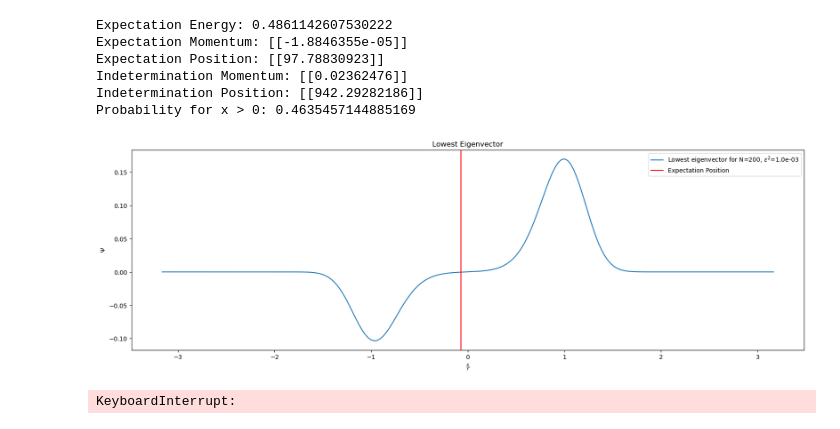
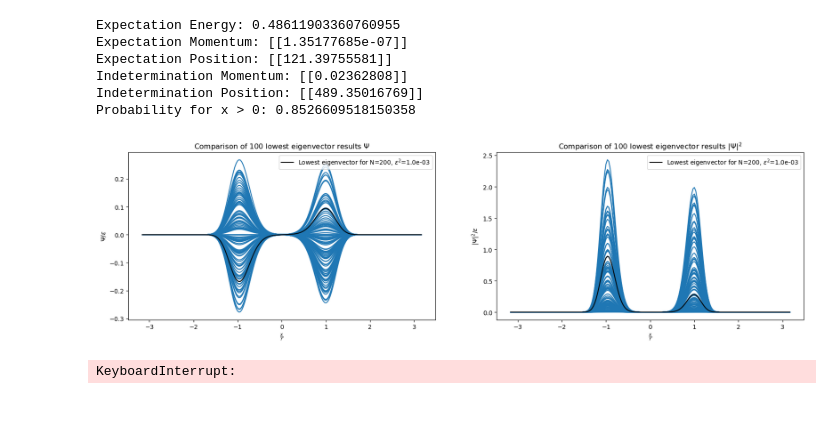
Before and after one commit to Quanta-Dan/comp_phys, a Jupyter notebook: ground_state.ipynb, the cells around one changed output. Cells and saved outputs as stored; diff of their text form; code cells hidden in the pictures.

```diff
--- a/ground_state.ipynb
+++ b/ground_state.ipynb
@@ -46,7 +46,10 @@ functions.epsilon = np.sqrt(epsilon_2)
 functions.epsilon_2 = epsilon_2
 
 #calculate lowest eigenvalue and eigenvector
-lowest_EigValue, lowest_EigVector = lowest_eigenvalue_vector(hamiltonian_function,  power_method_tolerance = 1.e-4, conjugate_gradient_tolerance = 1.e-4, max_iters_power_method = 20000, max_iters_conjugate_gradient= 10000)
+lowest_EigVector_list = []
+for i in range(0,99):
+    lowest_EigValue, lowest_EigVector = lowest_eigenvalue_vector(hamiltonian_function,  power_method_tolerance = 1.e-4, conjugate_gradient_tolerance = 1.e-4, max_iters_power_method = 20000, max_iters_conjugate_gradient= 10000)
+    lowest_EigVector_list.append(lowest_EigVector)
 # %%
 
 # #write eigenvector to csv
@@ -74,50 +77,59 @@ print("Indetermination Position:", indetermination_position(psi))
 # Printing the probability for x greater than 0 for the given wave function psi
 print("Probability for x > 0:", probability_xg0(psi))
 # %% [output]
-Expectation Energy: 0.4861142607530222
-Expectation Momentum: [[-1.8846355e-05]]
-Expectation Position: [[97.78830923]]
-Indetermination Momentum: [[0.02362476]]
-Indetermination Position: [[942.29282186]]
-Probability for x > 0: 0.4635457144885169
+Expectation Energy: 0.48611903360760955
+Expectation Momentum: [[1.35177685e-07]]
+Expectation Position: [[121.39755581]]
+Indetermination Momentum: [[0.02362808]]
+Indetermination Position: [[489.35016769]]
+Probability for x > 0: 0.8526609518150358
 # %%
 import numpy as np
 import pandas as pd
 import matplotlib.pyplot as plt
 import functions
 from functions import *
 
 csv_file_path = 'eigenvector_(1, 200, 0.001, 20).csv'
 
 # Read the CSV file into a pandas DataFrame
 df = pd.read_csv(csv_file_path,header=None)
 
 # Convert the DataFrame to a NumPy array
 lowest_EigVector = df.to_numpy(dtype=complex).reshape((200,))
 N = 200
 D = 1
 mu = 20
 epsilon_2 = 0.001
 epsilon = np.sqrt(epsilon_2)
 functions.N = N
 functions.D = D
 functions.mu = mu
 functions.epsilon = np.sqrt(epsilon_2)
 functions.epsilon_2 = epsilon_2
-plt.figure(figsize=(20, 6))
-plt.title('Lowest Eigenvector')
-plt.xlabel(r"$\frac{x}{r}$")
-plt.ylabel(r"$\Psi$")
+fig, (ax1, ax2) = plt.subplots(1, 2, figsize=(20, 5))
+ax1.set_title(r'Comparison of 100 lowest eigenvector results $\Psi$')
+ax2.set_title(r'Comparison of 100 lowest eigenvector results $|\Psi|^{2}$')
+ax1.set_xlabel(r"$\frac{x}{r}$")
+ax2.set_xlabel(r"$\frac{x}{r}$")
+ax1.set_ylabel(r"$\Psi/ \varepsilon$")
+ax2.set_ylabel(r"$|\Psi|^{2}/ \varepsilon$")
 x_axis = np.linspace(-N/2,N/2,N)
 x_axis= x_axis*epsilon
-x_expected = (expectation_position(lowest_EigVector)-N/2)*epsilon
-x_indetermination = (indetermination_position(lowest_EigVector)-N/2)*epsilon
-plt.plot(x_axis,lowest_EigVector, label = fr'Lowest eigenvector for N={N}, $\epsilon^{2}$={epsilon_2:.1e}')
-plt.axvline(x=x_expected, color='red', linestyle='-', label='Expectation Position')
-plt.legend(loc='upper right')
+for lowest_EigVector in lowest_EigVector_list:
+    if lowest_EigVector.min().real <0:
+        #x_expected = (expectation_position(lowest_EigVector)-N/2)*epsilon
+        #x_indetermination = (indetermination_position(lowest_EigVector)-N/2)*epsilon
+        ax1.plot(x_axis,lowest_EigVector,color='C0')
+        ax2.plot(x_axis,lowest_EigVector.real**2/epsilon,color='C0')
+        #plt.axvline(x=x_expected, color='red', linestyle='-', label='Expectation Position')
+ax1.plot(x_axis,lowest_EigVector, color='k',label = fr'Lowest eigenvector for N={N}, $\epsilon^{2}$={epsilon_2:.1e}')
+ax2.plot(x_axis,lowest_EigVector.real**2/epsilon, color='k',label = fr'Lowest eigenvector for N={N}, $\epsilon^{2}$={epsilon_2:.1e}')
+ax1.legend(loc='upper right')
+ax2.legend(loc='upper right')
 plt.show()
 # %% [output]
-[figure, old version]
+[figure, new version]
 # %%
 import functions
 from functions import *
```
Also changed, not shown: parts of 1 cell of this notebook, 3 other files.
